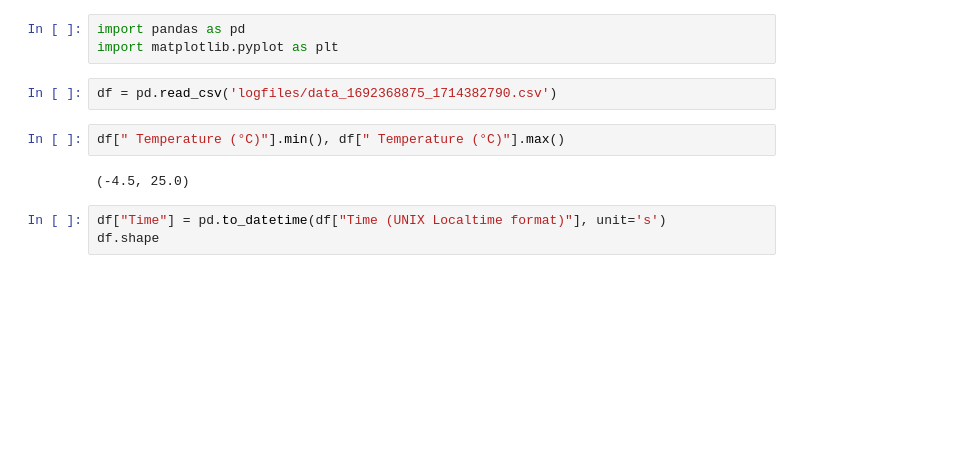
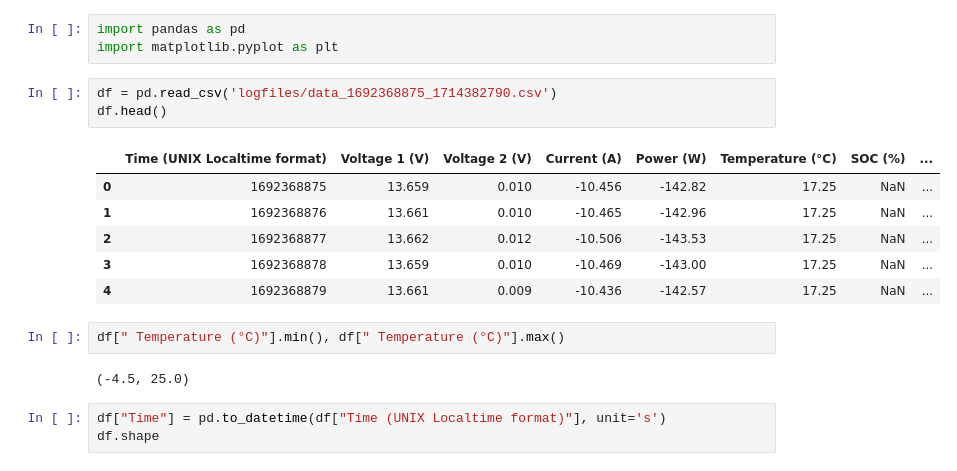
Before and after one commit to nannau/logfile_viewer, a Jupyter notebook: cumulative_loss.ipynb, the cells around one changed output. Drawn from its saved outputs; the diff is of its cells as text; blank space fills up the shorter version.

```diff
--- a/cumulative_loss.ipynb
+++ b/cumulative_loss.ipynb
@@ -3,6 +3,14 @@ import pandas as pd
 import matplotlib.pyplot as plt
 # %%
 df = pd.read_csv('logfiles/data_1692368875_1714382790.csv')
+df.head()
+# %% [output]
+|  | Time (UNIX Localtime format) | Voltage 1 (V) | Voltage 2 (V) | Current (A) | Power (W) | Temperature (°C) | SOC (%) | ... |
+| 0 | 1692368875 | 13.659 | 0.010 | -10.456 | -142.82 | 17.25 | NaN | ... |
+| 1 | 1692368876 | 13.661 | 0.010 | -10.465 | -142.96 | 17.25 | NaN | ... |
+| 2 | 1692368877 | 13.662 | 0.012 | -10.506 | -143.53 | 17.25 | NaN | ... |
+| 3 | 1692368878 | 13.659 | 0.010 | -10.469 | -143.00 | 17.25 | NaN | ... |
+| 4 | 1692368879 | 13.661 | 0.009 | -10.436 | -142.57 | 17.25 | NaN | ... |
 # %%
 df[" Temperature (°C)"].min(), df[" Temperature (°C)"].max()
 # %% [output]
```
Also changed, not shown: parts of 5 cells of this notebook.
